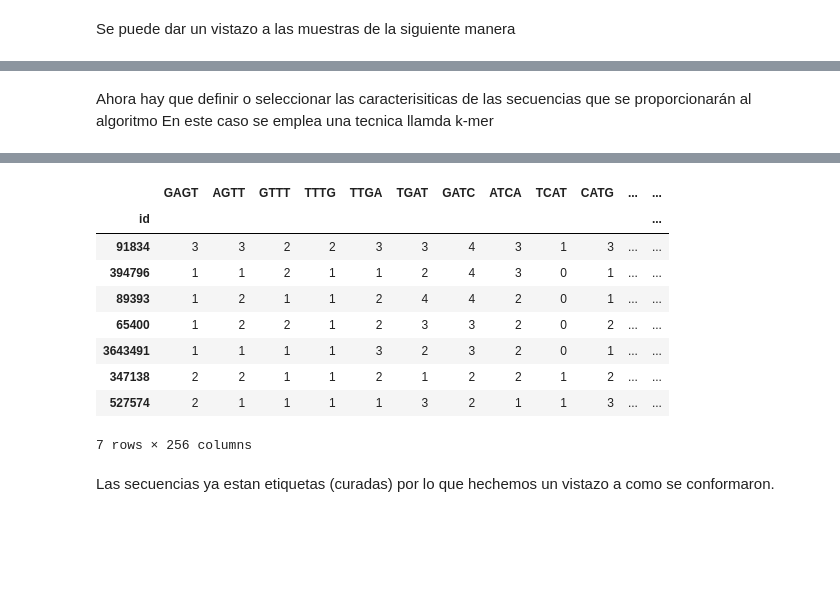
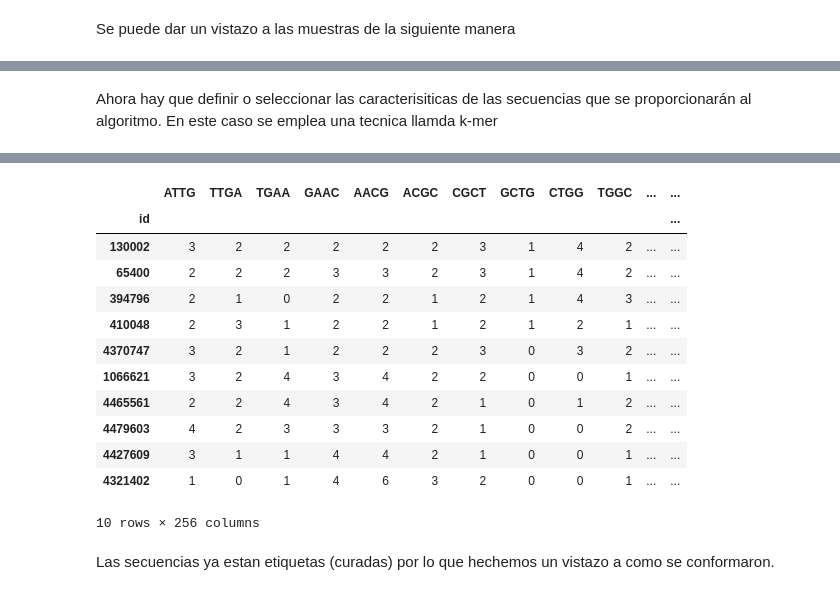
Before and after one commit to polbond/Clustering, a Jupyter notebook: ClusteringMedoids.ipynb, the cells around one changed output, grey strips where cells are left out. Saved outputs shown, nothing was run; the diff lists cells and outputs as text; code cells hidden in the pictures; blank space fills up the shorter version.

```diff
--- a/ClusteringMedoids.ipynb
+++ b/ClusteringMedoids.ipynb
@@ -137,7 +156,7 @@ CTTGTACCTGGTGGCTCAGCGGCGGACGGGTGAGTAATGCCTAGGAATCTGCCTGATAGTGGGGGATAACGTTCGGAAAC
 500
 🦠
 # %% [markdown]
-Ahora hay que definir o seleccionar las caracterisiticas de las secuencias que se proporcionarán al algoritmo
+Ahora hay que definir o seleccionar las caracterisiticas de las secuencias que se proporcionarán al algoritmo.
 En este caso se emplea una tecnica llamda k-mer
 # %% [markdown]
 ![kmer.png](attachment:kmer.png)
@@ -151,18 +170,21 @@ def feature_table_from_sequence_records(sequence_records, k):
     return result
 # %%
 sequence_feature_table = feature_table_from_sequence_records(seq_data, k)
-sequence_feature_table[:7]
+sequence_feature_table[:10]
 # %% [output]
-|  | GAGT | AGTT | GTTT | TTTG | TTGA | TGAT | GATC | ATCA | TCAT | CATG | ... | ... |
+|  | ATTG | TTGA | TGAA | GAAC | AACG | ACGC | CGCT | GCTG | CTGG | TGGC | ... | ... |
 | id |  |  |  |  |  |  |  |  |  |  |  | ... |
-| 91834 | 3 | 3 | 2 | 2 | 3 | 3 | 4 | 3 | 1 | 3 | ... | ... |
-| 394796 | 1 | 1 | 2 | 1 | 1 | 2 | 4 | 3 | 0 | 1 | ... | ... |
-| 89393 | 1 | 2 | 1 | 1 | 2 | 4 | 4 | 2 | 0 | 1 | ... | ... |
-| 65400 | 1 | 2 | 2 | 1 | 2 | 3 | 3 | 2 | 0 | 2 | ... | ... |
-| 3643491 | 1 | 1 | 1 | 1 | 3 | 2 | 3 | 2 | 0 | 1 | ... | ... |
-| 347138 | 2 | 2 | 1 | 1 | 2 | 1 | 2 | 2 | 1 | 2 | ... | ... |
-| 527574 | 2 | 1 | 1 | 1 | 1 | 3 | 2 | 1 | 1 | 3 | ... | ... |
+| 130002 | 3 | 2 | 2 | 2 | 2 | 2 | 3 | 1 | 4 | 2 | ... | ... |
+| 65400 | 2 | 2 | 2 | 3 | 3 | 2 | 3 | 1 | 4 | 2 | ... | ... |
+| 394796 | 2 | 1 | 0 | 2 | 2 | 1 | 2 | 1 | 4 | 3 | ... | ... |
+| 410048 | 2 | 3 | 1 | 2 | 2 | 1 | 2 | 1 | 2 | 1 | ... | ... |
+| 4370747 | 3 | 2 | 1 | 2 | 2 | 2 | 3 | 0 | 3 | 2 | ... | ... |
+| 1066621 | 3 | 2 | 4 | 3 | 4 | 2 | 2 | 0 | 0 | 1 | ... | ... |
+| 4465561 | 2 | 2 | 4 | 3 | 4 | 2 | 1 | 0 | 1 | 2 | ... | ... |
+| 4479603 | 4 | 2 | 3 | 3 | 3 | 2 | 1 | 0 | 0 | 2 | ... | ... |
+| 4427609 | 3 | 1 | 1 | 4 | 4 | 2 | 1 | 0 | 0 | 1 | ... | ... |
+| 4321402 | 1 | 0 | 1 | 4 | 6 | 3 | 2 | 0 | 0 | 1 | ... | ... |
-7 rows × 256 columns
+10 rows × 256 columns
 # %% [markdown]
 Las secuencias ya estan etiquetas (curadas) por lo que hechemos un vistazo a como se conformaron.
 # %%
```
Also changed, not shown: parts of 26 cells of this notebook, 5 other files.
